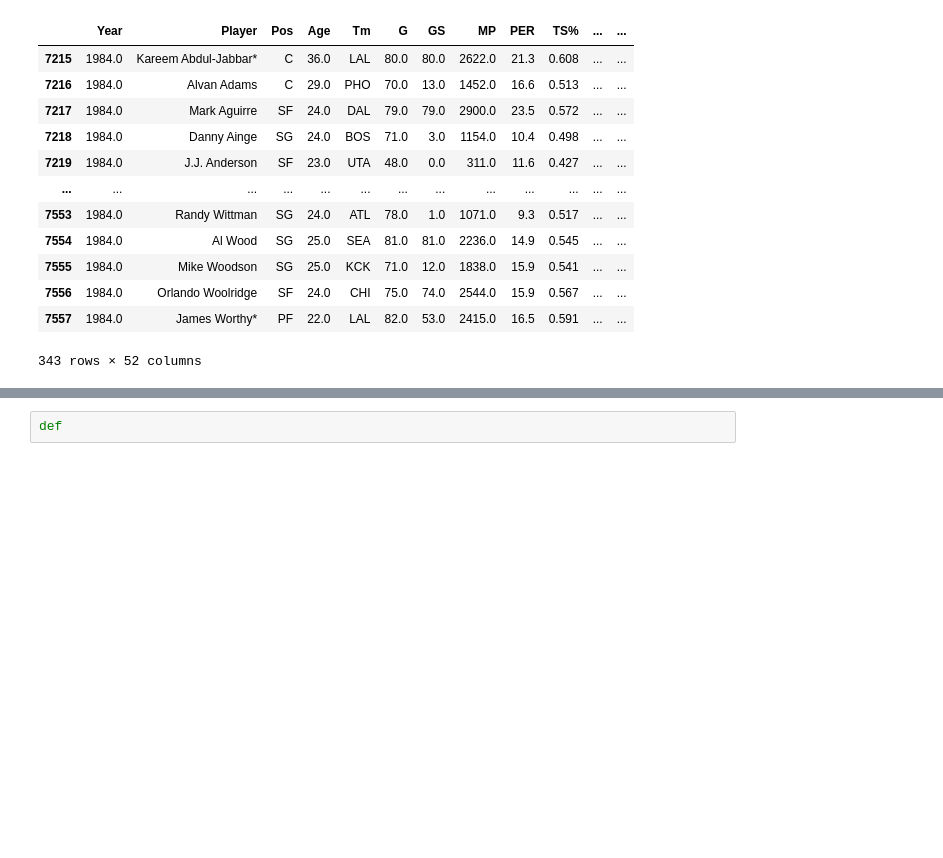
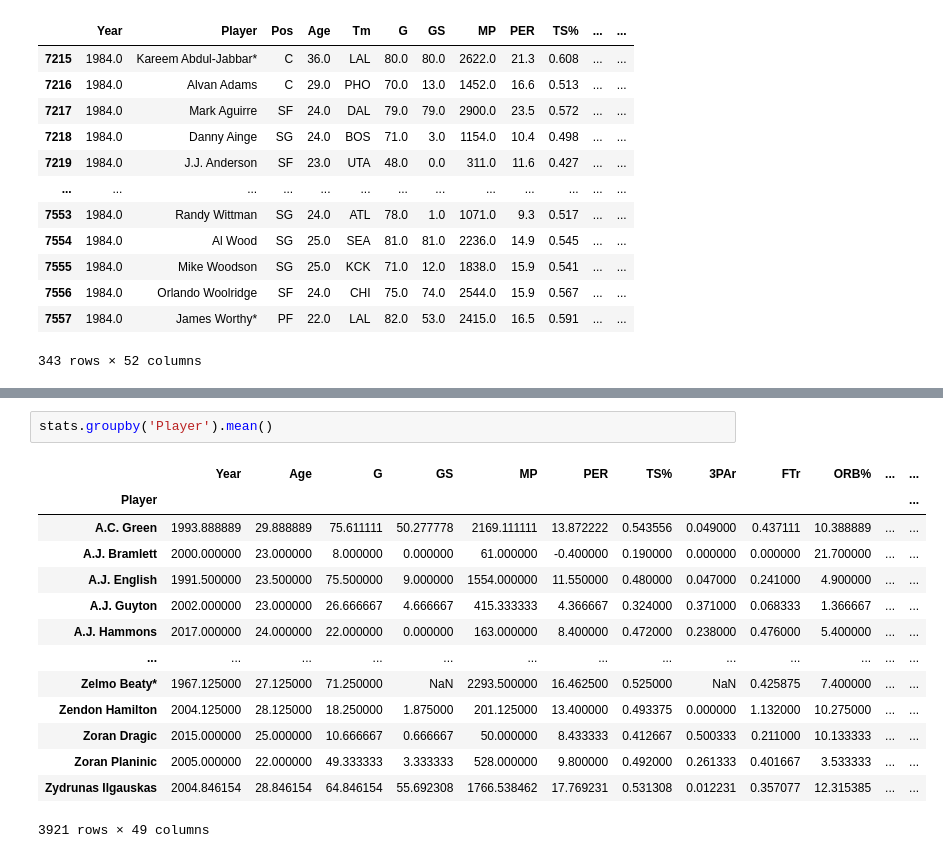
Before and after one commit to haydenj8/NBA_Project3, a Jupyter notebook: Project_Notebook_1.ipynb, the cells around one changed output, grey strips where cells are left out. Saved outputs shown, nothing was run; the diff lists cells and outputs as text; blank space fills up the shorter version.

Commit message:
groupby work

```diff
--- a/Project_Notebook_1.ipynb
+++ b/Project_Notebook_1.ipynb
@@ -152,2 +152,17 @@ stats.loc[stats['Player'] == 'Kobe Bryant']
-# %%
-def
+# %%
+stats.groupby('Player').mean()
+# %% [output]
+|  | Year | Age | G | GS | MP | PER | TS% | 3PAr | FTr | ORB% | ... | ... |
+| Player |  |  |  |  |  |  |  |  |  |  |  | ... |
+| A.C. Green | 1993.888889 | 29.888889 | 75.611111 | 50.277778 | 2169.111111 | 13.872222 | 0.543556 | 0.049000 | 0.437111 | 10.388889 | ... | ... |
+| A.J. Bramlett | 2000.000000 | 23.000000 | 8.000000 | 0.000000 | 61.000000 | -0.400000 | 0.190000 | 0.000000 | 0.000000 | 21.700000 | ... | ... |
+| A.J. English | 1991.500000 | 23.500000 | 75.500000 | 9.000000 | 1554.000000 | 11.550000 | 0.480000 | 0.047000 | 0.241000 | 4.900000 | ... | ... |
+| A.J. Guyton | 2002.000000 | 23.000000 | 26.666667 | 4.666667 | 415.333333 | 4.366667 | 0.324000 | 0.371000 | 0.068333 | 1.366667 | ... | ... |
+| A.J. Hammons | 2017.000000 | 24.000000 | 22.000000 | 0.000000 | 163.000000 | 8.400000 | 0.472000 | 0.238000 | 0.476000 | 5.400000 | ... | ... |
+| ... | ... | ... | ... | ... | ... | ... | ... | ... | ... | ... | ... | ... |
+| Zelmo Beaty* | 1967.125000 | 27.125000 | 71.250000 | NaN | 2293.500000 | 16.462500 | 0.525000 | NaN | 0.425875 | 7.400000 | ... | ... |
+| Zendon Hamilton | 2004.125000 | 28.125000 | 18.250000 | 1.875000 | 201.125000 | 13.400000 | 0.493375 | 0.000000 | 1.132000 | 10.275000 | ... | ... |
+| Zoran Dragic | 2015.000000 | 25.000000 | 10.666667 | 0.666667 | 50.000000 | 8.433333 | 0.412667 | 0.500333 | 0.211000 | 10.133333 | ... | ... |
+| Zoran Planinic | 2005.000000 | 22.000000 | 49.333333 | 3.333333 | 528.000000 | 9.800000 | 0.492000 | 0.261333 | 0.401667 | 3.533333 | ... | ... |
+| Zydrunas Ilgauskas | 2004.846154 | 28.846154 | 64.846154 | 55.692308 | 1766.538462 | 17.769231 | 0.531308 | 0.012231 | 0.357077 | 12.315385 | ... | ... |
+3921 rows × 49 columns
```
Also changed, not shown: parts of 1 cell of this notebook.
